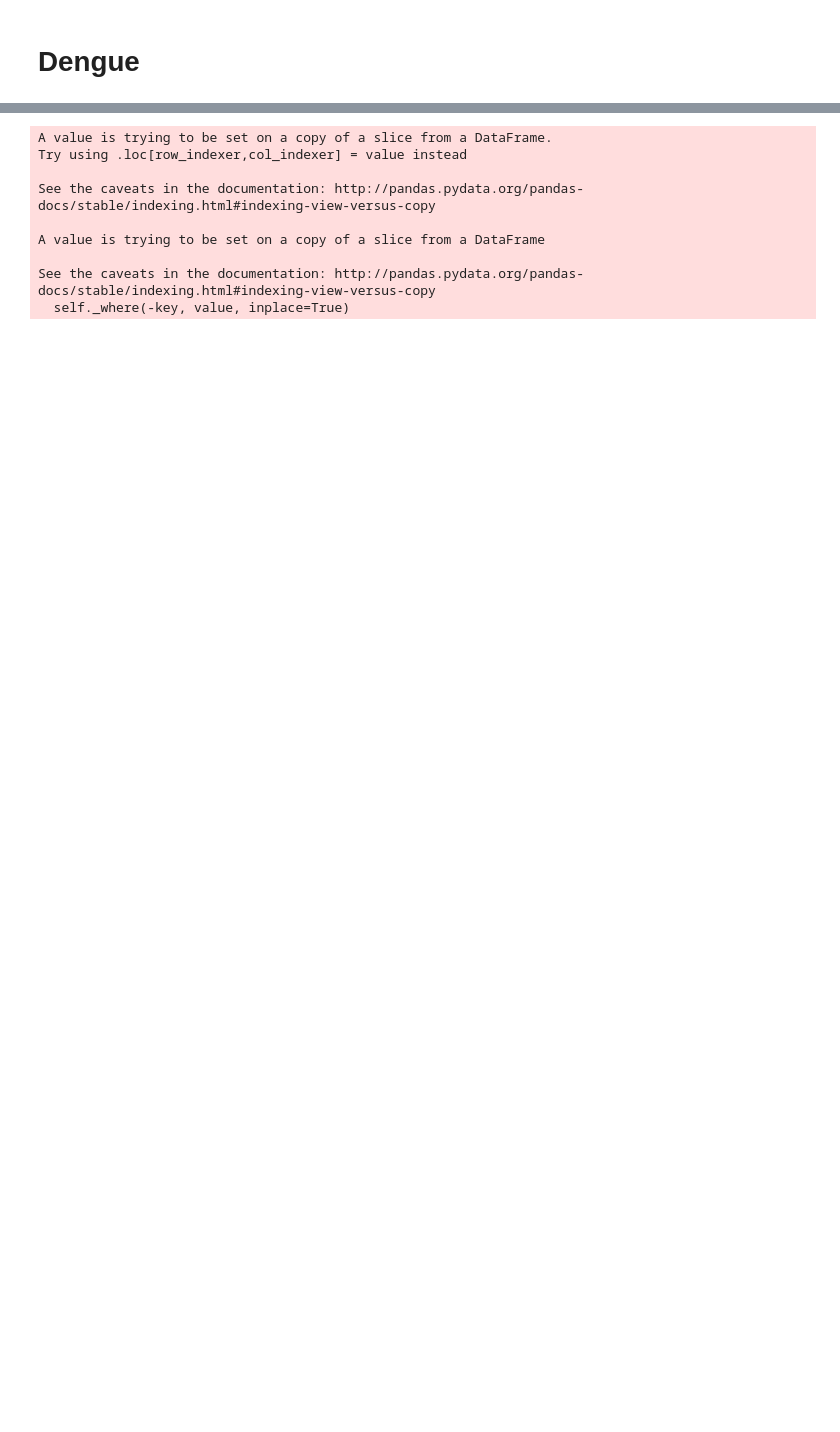
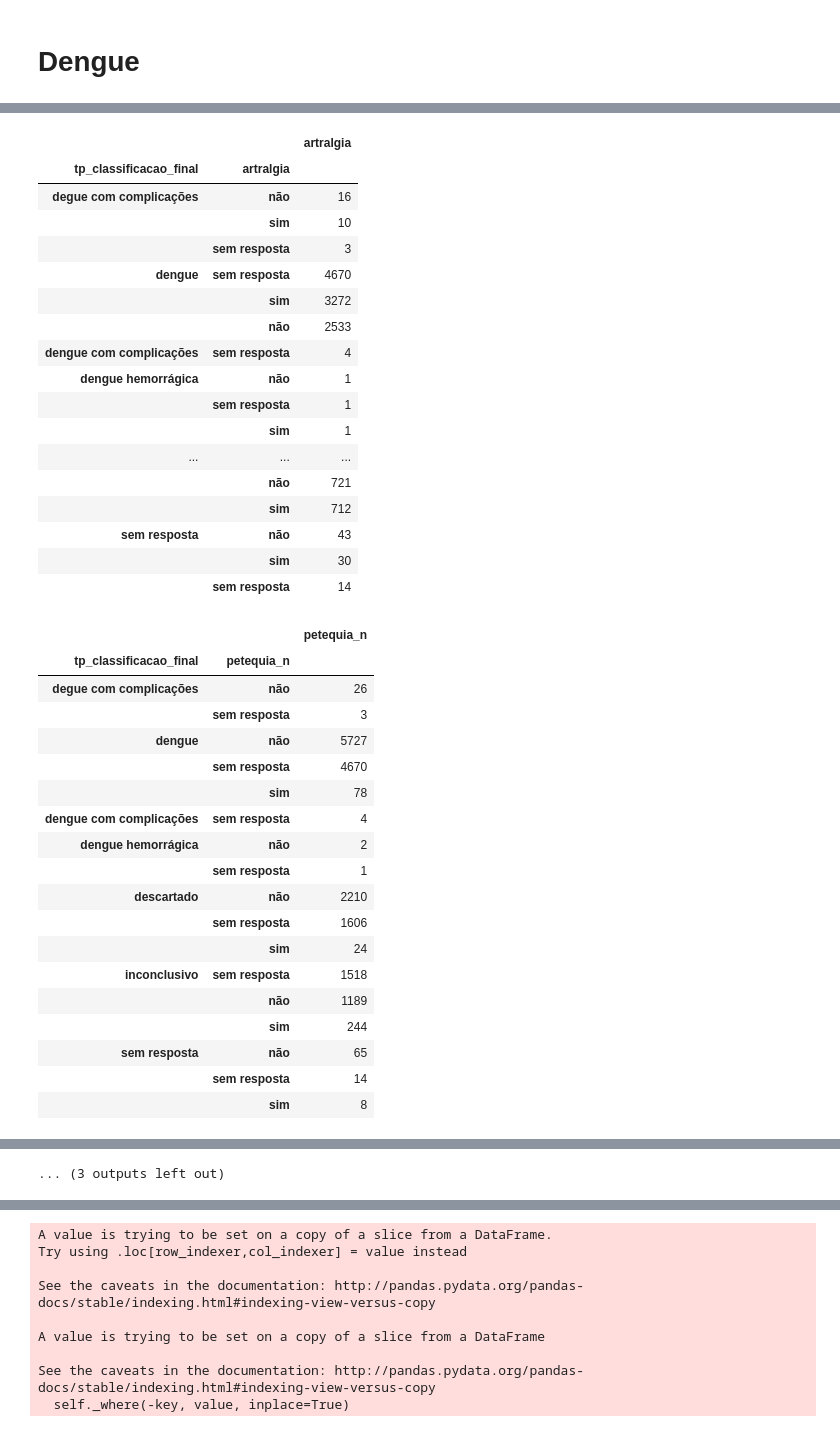
Before and after one commit to if1015-datascience-ufpe/2018-1-projeto-apt, a Jupyter notebook: dengue.ipynb, the cells around one changed output, grey strips where cells are left out. Saved outputs shown, nothing was run; the diff lists cells and outputs as text; code cells hidden in the pictures; blank space fills up the shorter version.

```diff
--- a/dengue.ipynb
+++ b/dengue.ipynb
@@ -167,6 +221,11 @@ dtype: int64
 # %%
-age_bins = np.arange(0, 101, 10)
+%%opts Histogram [width=700 tools=['hover']]
+
+age_bins = np.arange(0, 101, 5)
 df['idade'] = df['dt_nascimento'].apply(lambda data: 2016 - int(data[-4:]))
 df['idade'] = pd.cut(df['idade'], bins=age_bins)
-df.groupby('idade').size().sort_values()
+
+display(df.groupby('idade').size().sort_index().rename('idade').to_frame().T)
+
+hv.Histogram(np.histogram(df['idade'].apply(lambda i: i.mid), bins=20,  range=(0, 100)))
 # %% [output]
@@ -349 +260,9 @@ Sem resposta                 Não Relizado         14
 dtype: int64
+# %%
+symptoms = [
+    'febre', 'mialgia', 'cefaleia', 'exantema', 'vomito', 'nausea', 'dor_costas', 'conjutivite', 'artrite',
+    'artralgia', 'petequia_n', 'leucopenia', 'laco', 'dor_retro'
+]
+symptoms_df = df[[*symptoms, 'tp_classificacao_final']]
+[display(symptoms_df.groupby('tp_classificacao_final')[s].value_counts().to_frame()) for s in symptoms]
+# %% [output]
@@ -349,0 +431,37 @@ dtype: int64
+|  |  | artralgia |
+| tp_classificacao_final | artralgia |  |
+| degue com complicações | não | 16 |
+|  | sim | 10 |
+|  | sem resposta | 3 |
+| dengue | sem resposta | 4670 |
+|  | sim | 3272 |
+|  | não | 2533 |
+| dengue com complicações | sem resposta | 4 |
+| dengue hemorrágica | não | 1 |
+|  | sem resposta | 1 |
+|  | sim | 1 |
+| ... | ... | ... |
+|  | não | 721 |
+|  | sim | 712 |
+| sem resposta | não | 43 |
+|  | sim | 30 |
+|  | sem resposta | 14 |
+|  |  | petequia_n |
+| tp_classificacao_final | petequia_n |  |
+| degue com complicações | não | 26 |
+|  | sem resposta | 3 |
+| dengue | não | 5727 |
+|  | sem resposta | 4670 |
+|  | sim | 78 |
+| dengue com complicações | sem resposta | 4 |
+| dengue hemorrágica | não | 2 |
+|  | sem resposta | 1 |
+| descartado | não | 2210 |
+|  | sem resposta | 1606 |
+|  | sim | 24 |
+| inconclusivo | sem resposta | 1518 |
+|  | não | 1189 |
+|  | sim | 244 |
+| sem resposta | não | 65 |
+|  | sem resposta | 14 |
+|  | sim | 8 |
@@ -350,3 +487,4 @@ dtype: int64
+... (3 outputs left out)
 # %%
 df[filtro].groupby(['tp_classificacao_final', 'tp_evolucao_caso']).size()
 
```
Also changed, not shown: parts of 19 cells of this notebook.
